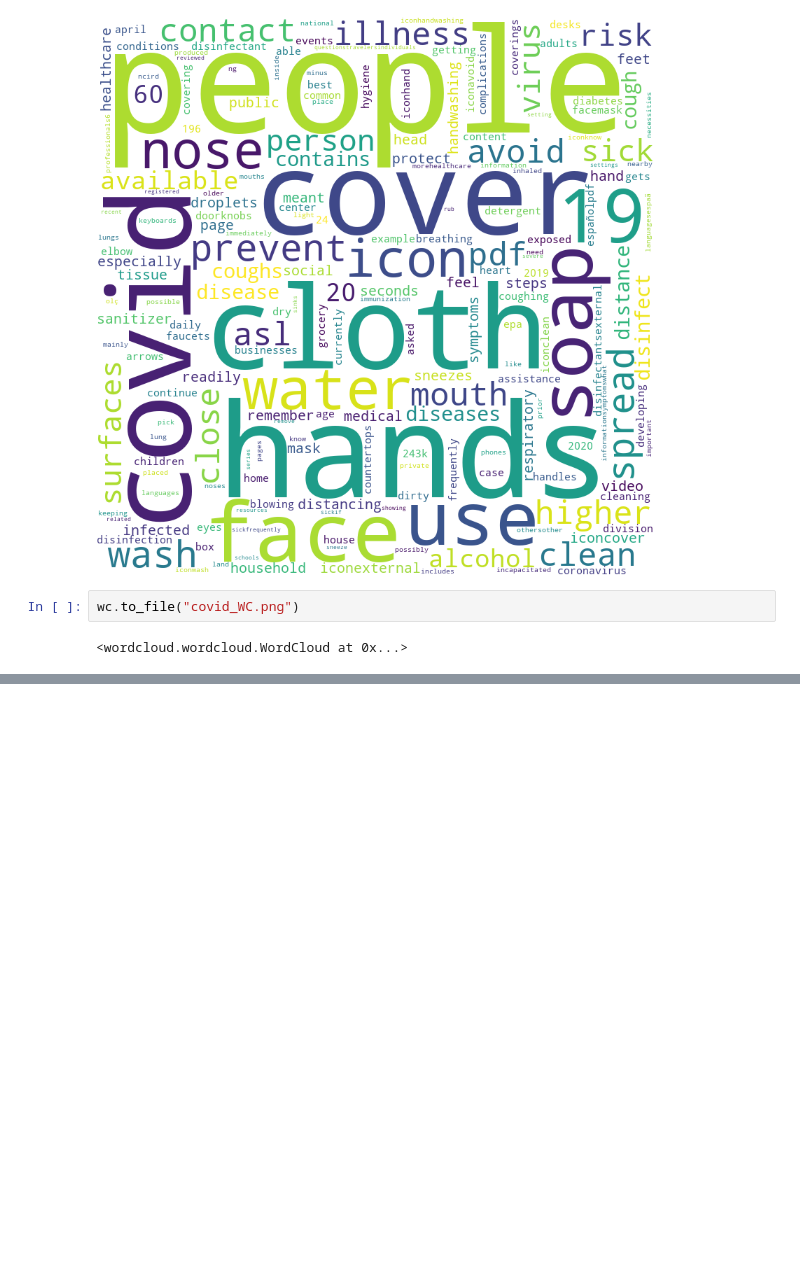
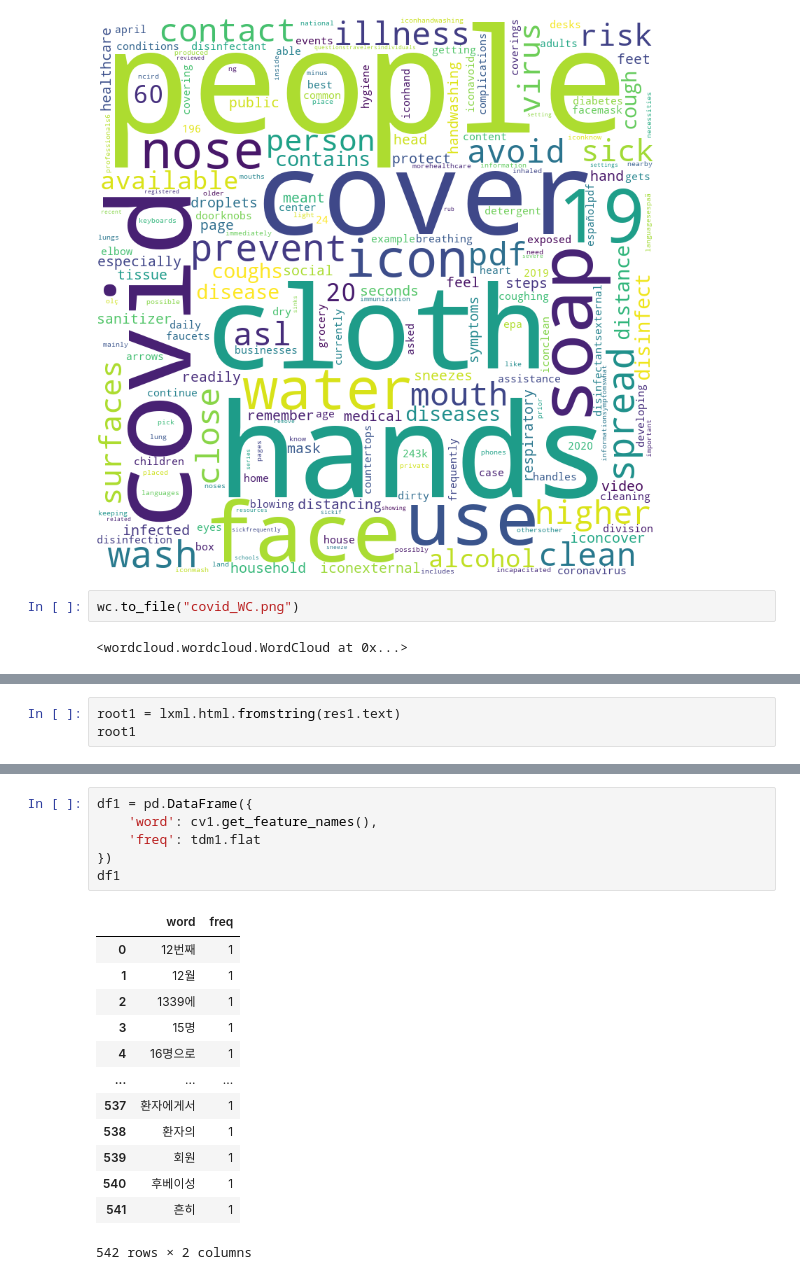
Before and after one commit to kgb0421/academy, a Jupyter notebook: covid19/wordcloud.ipynb, the cells around one changed output, grey strips where cells are left out. Cells and saved outputs as stored; diff of their text form; blank space fills up the shorter version.

```diff
--- a/covid19/wordcloud.ipynb
+++ b/covid19/wordcloud.ipynb
@@ -114,0 +108,3 @@ wc.to_file("covid_WC.png")
+# %%
+root1 = lxml.html.fromstring(res1.text)
+root1
@@ -114,0 +142,20 @@ wc.to_file("covid_WC.png")
+# %%
+df1 = pd.DataFrame({
+    'word': cv1.get_feature_names(),
+    'freq': tdm1.flat
+})
+df1
+# %% [output]
+|  | word | freq |
+| 0 | 12번째 | 1 |
+| 1 | 12월 | 1 |
+| 2 | 1339에 | 1 |
+| 3 | 15명 | 1 |
+| 4 | 16명으로 | 1 |
+| ... | ... | ... |
+| 537 | 환자에게서 | 1 |
+| 538 | 환자의 | 1 |
+| 539 | 회원 | 1 |
+| 540 | 후베이성 | 1 |
+| 541 | 흔히 | 1 |
+542 rows × 2 columns
```
Also changed, not shown: parts of 12 cells of this notebook, 3 other files.
